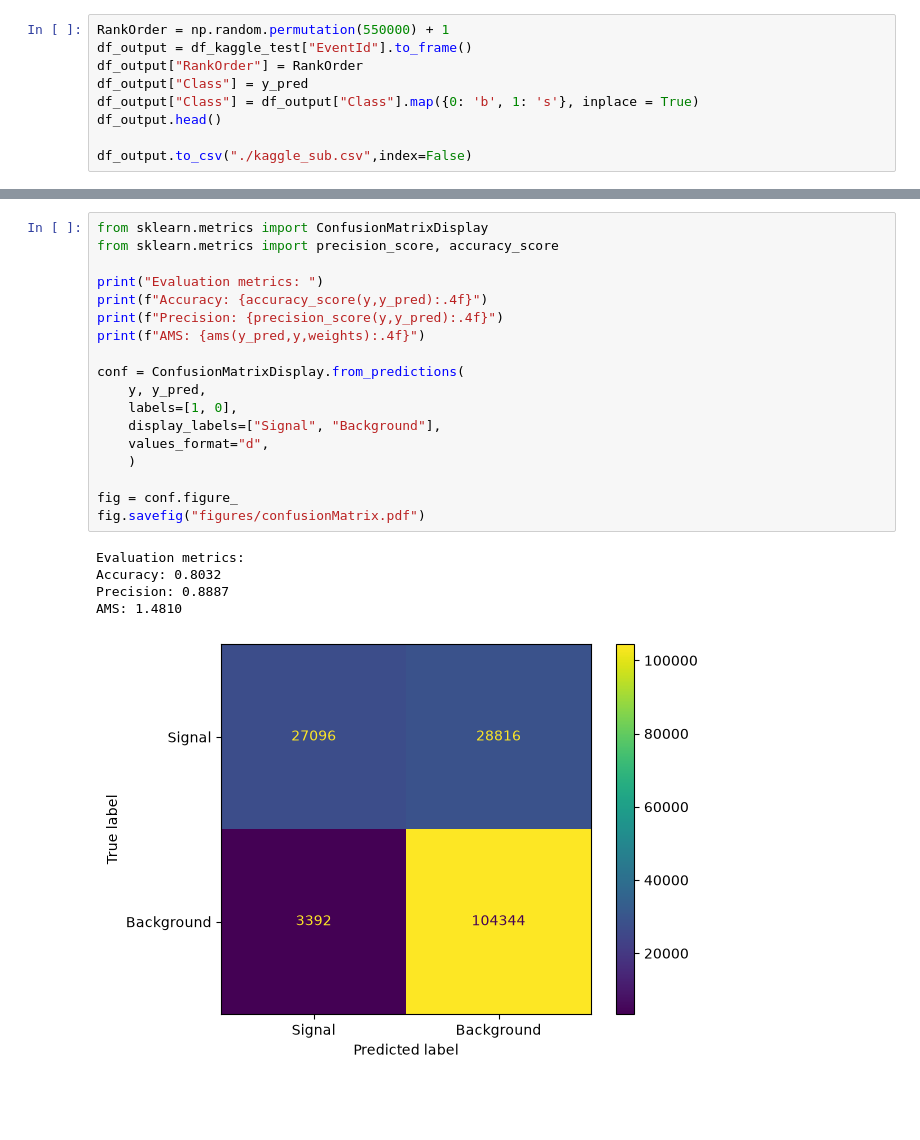
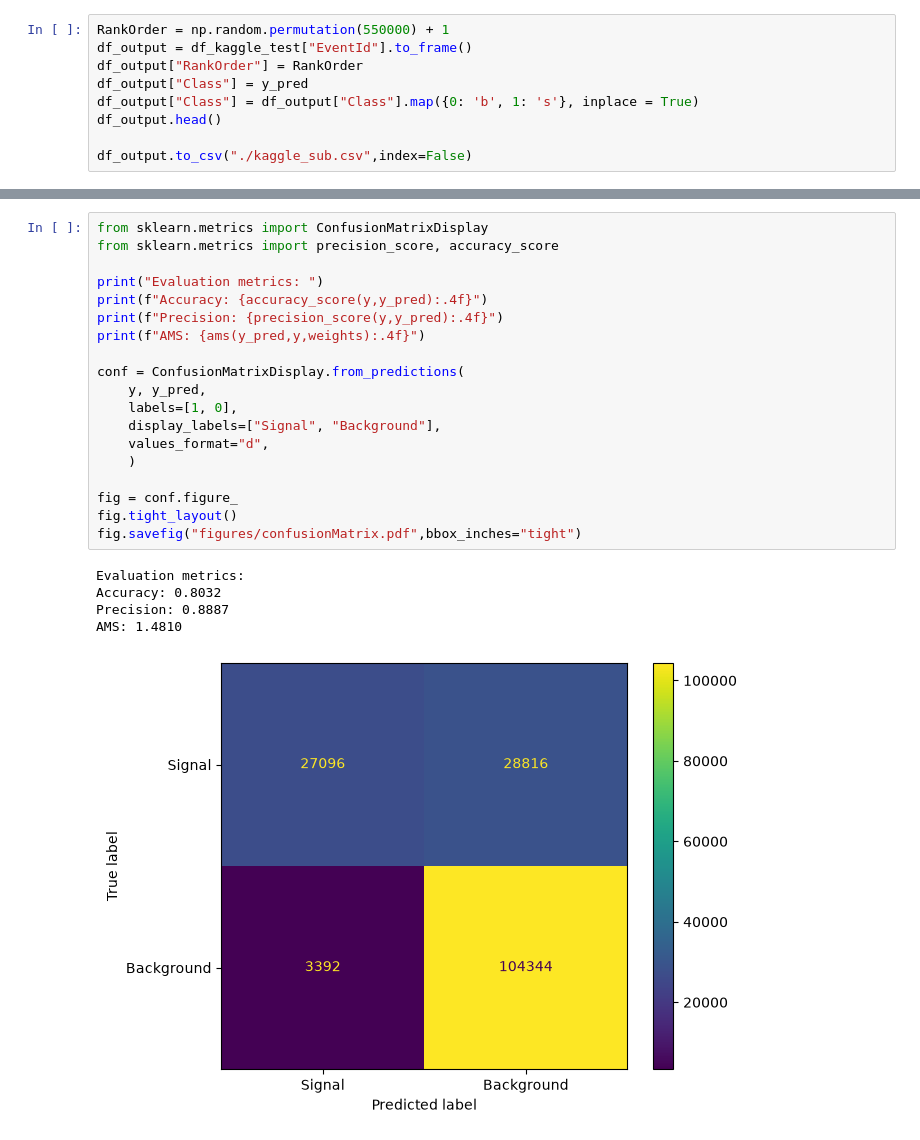
Before and after one commit to Olle-Andersson/MLP-final-project, a Jupyter notebook: training.ipynb, the cells around one changed output, grey strips where cells are left out. Drawn from its saved outputs; the diff is of its cells as text; blank space fills up the shorter version.

```diff
--- a/training.ipynb
+++ b/training.ipynb
@@ -263,24 +233,25 @@ weights = df_test["Weight"].to_numpy()
 # %%
 from sklearn.metrics import ConfusionMatrixDisplay
 from sklearn.metrics import precision_score, accuracy_score
 
 print("Evaluation metrics: ")
 print(f"Accuracy: {accuracy_score(y,y_pred):.4f}")
 print(f"Precision: {precision_score(y,y_pred):.4f}")
 print(f"AMS: {ams(y_pred,y,weights):.4f}")
 
 conf = ConfusionMatrixDisplay.from_predictions(
     y, y_pred,
     labels=[1, 0],
     display_labels=["Signal", "Background"],
     values_format="d",
     )
 
 fig = conf.figure_
-fig.savefig("figures/confusionMatrix.pdf")
+fig.tight_layout()
+fig.savefig("figures/confusionMatrix.pdf",bbox_inches="tight")
 # %% [output]
 Evaluation metrics:
 Accuracy: 0.8032
 Precision: 0.8887
 AMS: 1.4810
-[figure, old version]
+[figure, new version]
```
Also changed, not shown: parts of 2 cells of this notebook, 4 other files.
